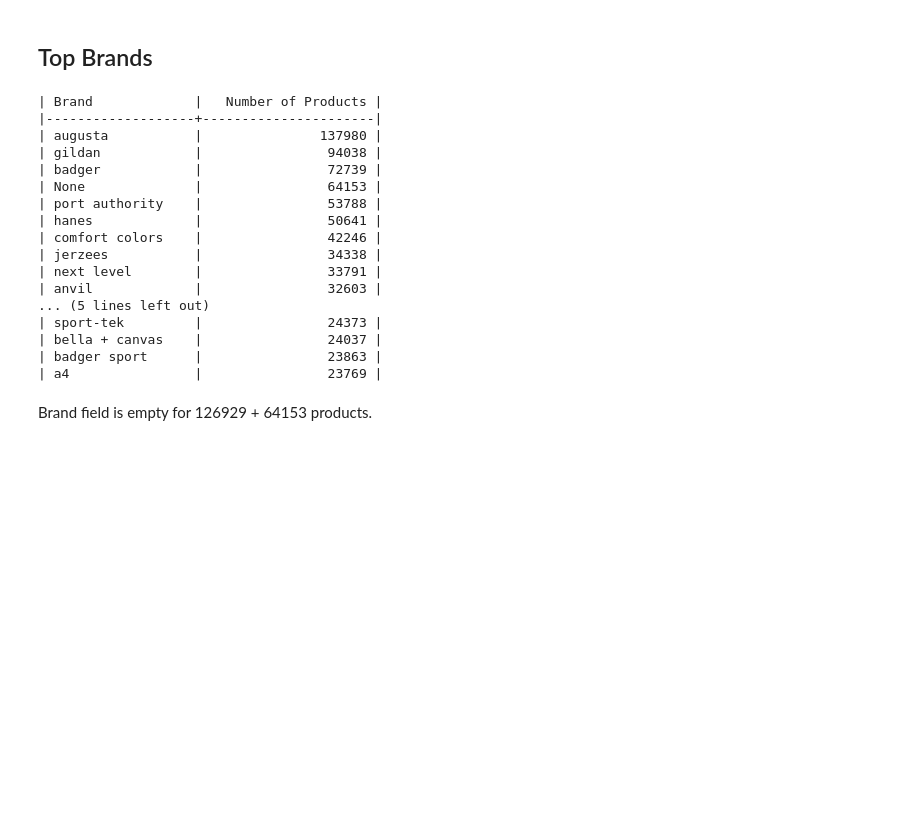
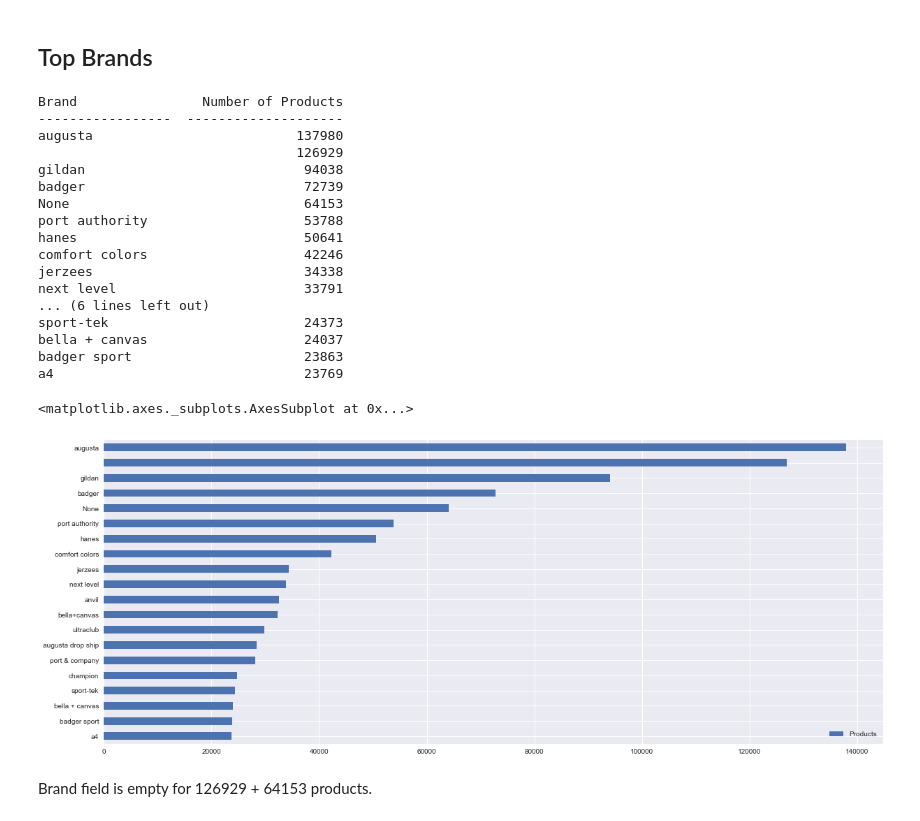
Before and after one commit to istinspring/products-matching, a Jupyter notebook: notebooks/0.1-initial-data-exploration.ipynb, the cells around one changed output. Drawn from its saved outputs; the diff is of its cells as text; code cells hidden in the pictures; blank space fills up the shorter version.

```diff
--- a/notebooks/0.1-initial-data-exploration.ipynb
+++ b/notebooks/0.1-initial-data-exploration.ipynb
@@ -79,45 +104,52 @@ print(tabulate(PRODUCTS_PER_DISTRIBUTOR,
 # %% [markdown]
 ## Top Brands
 # %%
-results = col.aggregate(
+results = db.data.aggregate(
     [
         {
             "$group": {
                 "_id": "$brand",
                 "count": {"$sum": 1},
             }
         },
         {
             "$sort": {
                 "count": -1,
             }
         },
         {
             "$limit": 20
         }
     ]
 )
 TOP_BRANDS = [(str(x['_id']), x['count']) for x in list(results)]
 print(tabulate(TOP_BRANDS,
-               headers=['Brand', 'Number of Products'], tablefmt="orgtbl"))
+               headers=['Brand', 'Number of Products'], tablefmt="simple"))
+
+df_values_by_key = pd.DataFrame(TOP_BRANDS,
+                                index=[x[0] for x in TOP_BRANDS],
+                                columns=['Brand', 'Products'])
+df_values_by_key.iloc[::-1].plot.barh()
 # %% [output]
-| Brand             |   Number of Products |
-|-------------------+----------------------|
-| augusta           |               137980 |
-| gildan            |                94038 |
-| badger            |                72739 |
-| None              |                64153 |
-| port authority    |                53788 |
-| hanes             |                50641 |
-| comfort colors    |                42246 |
-| jerzees           |                34338 |
-| next level        |                33791 |
-| anvil             |                32603 |
-... (5 lines left out)
-| sport-tek         |                24373 |
-| bella + canvas    |                24037 |
-| badger sport      |                23863 |
-| a4                |                23769 |
+Brand                Number of Products
+-----------------  --------------------
+augusta                          137980
+                                 126929
+gildan                            94038
+badger                            72739
+None                              64153
+port authority                    53788
+hanes                             50641
+comfort colors                    42246
+jerzees                           34338
+next level                        33791
+... (6 lines left out)
+sport-tek                         24373
+bella + canvas                    24037
+badger sport                      23863
+a4                                23769
+<matplotlib.axes._subplots.AxesSubplot at 0x...>
+[figure, added]
 # %% [markdown]
 Brand field is empty for 126929 + 64153 products.
 # %% [markdown]
```
Also changed, not shown: parts of 10 cells of this notebook, 3 other files.
